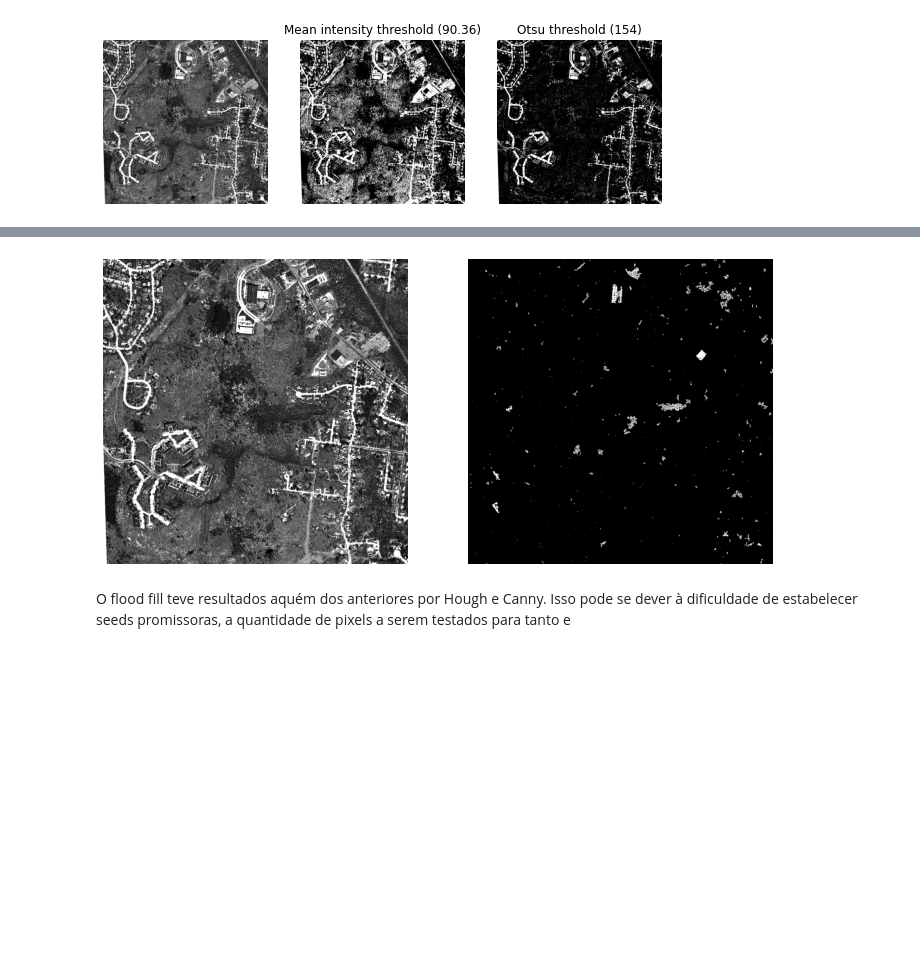
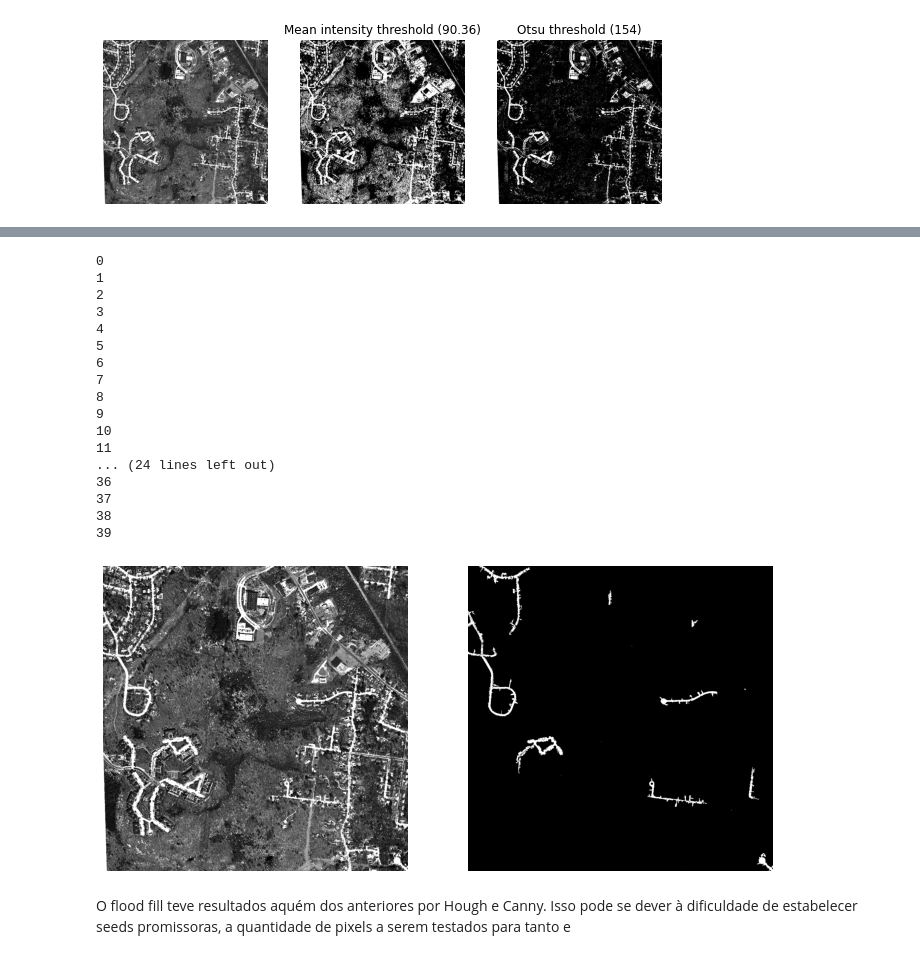
Before and after one commit to Populim/imageprocessing, a Jupyter notebook: projeto_final.ipynb, the cells around one changed output, grey strips where cells are left out. Drawn from its saved outputs; the diff is of its cells as text; code cells hidden in the pictures; blank space fills up the shorter version.

Commit message:
Comentários adicionados e region growing melhorado

```diff
--- a/projeto_final.ipynb
+++ b/projeto_final.ipynb
@@ -83,4 +93,5 @@ print(teste_gamma)
 # %%
+# Colocamos na variável 'valor' os valores V da imagem
 valor = img_hsv[:,:,2]
 
 f_tr = np.ones(teste.shape).astype(np.uint8)
@@ -90,12 +101,13 @@ f_tr = np.ones(teste.shape).astype(np.uint8)
 # Adicionamos a restrição do valor V estar no intervalo [L1, L2]
 L1 = 200
 L2 = 90
-A[(np.where((teste_gamma > 180) & (valor < L1) & (valor > L2)))] = [255,0,0]
 
-plt.imshow(A)
+B = A
+B[(np.where((teste_gamma > 180) & (valor < L1) & (valor > L2)))] = [255,0,0]
+
+plt.imshow(B)
 plt.show()
-plt.show()
 # %% [output]
 [figure]
 # %%
-image = gamma_correction(A[:,:,0], 0.8)
+image = gamma_correction(B[:,:,0], 0.8)
@@ -185,7 +202,7 @@ ax[0].imshow(image, cmap=mpl.cm.gray)
 ax[0].set_title('Input image')
 
 ax[1].imshow(edges, cmap=mpl.cm.gray)
-ax[1].set_title('Canny edges')
+ax[1].set_title('detecção de bordas de Canny')
 
 ax[2].imshow(edges * 0)
 for line in lines:
@@ -193,7 +210,7 @@ for line in lines:
     ax[2].plot((p0[0], p1[0]), (p0[1], p1[1]))
 ax[2].set_xlim((0, image.shape[1]))
 ax[2].set_ylim((image.shape[0], 0))
-ax[2].set_title('Probabilistic Hough')
+ax[2].set_title('Hough probabilístico')
 
 for a in ax:
     a.set_axis_off()
@@ -208,7 +225,7 @@ A seguir, tentaremos aplicar um flood fill e discutiremos os resultados.
 def distance(a, b):
     return np.abs(a-b)
 
-def is_one(grid, row, col):
+def is_zero(grid, row, col):
         # Helper method for checking whether the pixel belongs to an island or not
         if (row < 0 or row > len(grid) - 1):
             return False
@@ -238,19 +255,19 @@ def region_growing_average(img, img_t, tolerance, seed):
 
         img_t[cur_x, cur_y] = 1
 
-        if (is_one(grid, cur_x-1, cur_y) == True and distance(avg, img[cur_x-1,cur_y]) <= tolerance):
+        if (is_zero(grid, cur_x-1, cur_y) == True and distance(avg, img[cur_x-1,cur_y]) <= tolerance):
             grid[cur_x-1][cur_y] = -1
             q.append([cur_x-1, cur_y])
 
-        if (is_one(grid, cur_x+1, cur_y) == True and distance(avg, img[cur_x+1,cur_y]) <= tolerance):
+        if (is_zero(grid, cur_x+1, cur_y) == True and distance(avg, img[cur_x+1,cur_y]) <= tolerance):
             grid[cur_x+1][cur_y] = -1
             q.append([cur_x+1, cur_y])
 
-        if (is_one(grid, cur_x, cur_y-1) == True and distance(avg, img[cur_x,cur_y-1]) <= tolerance):
+        if (is_zero(grid, cur_x, cur_y-1) == True and distance(avg, img[cur_x,cur_y-1]) <= tolerance):
             grid[cur_x][cur_y-1] = -1
             q.append([cur_x, cur_y-1])
 
-        if (is_one(grid, cur_x, cur_y+1) == True and distance(avg, img[cur_x,cur_y+1]) <= tolerance):
+        if (is_zero(grid, cur_x, cur_y+1) == True and distance(avg, img[cur_x,cur_y+1]) <= tolerance):
             grid[cur_x][cur_y+1] = -1
             q.append([cur_x, cur_y+1])
 
@@ -258,21 +277,43 @@ def region_growing_average(img, img_t, tolerance, seed):
 # %%
 #gera a matriz output do floodfill
 #escolhemos a seed aleatoriamente entre os pixels da imagem e cobrimos toda a imagem
 #n vezes
 
 img_seed = np.zeros(image.shape)
 
-n = 1000
+n = 40
+x, y = 300, 300
 for i in range(n):
+    while img_o[x,y] != 1:
+        x = np.random.randint(0, 1500)
+        y = np.random.randint(0, 1500)
+    img_seed = region_growing_average(image, img_seed, 10, [x,y])
+    print(i, " ", end="")
     x = np.random.randint(0, 1500)
     y = np.random.randint(0, 1500)
-    img_seed = region_growing_average(image, img_seed, 10, [x,y])
 
 plt.figure(figsize=(12,6))
 plt.subplot(121); plt.imshow(image,cmap="gray"); plt.axis('off')
 plt.subplot(122); plt.imshow(img_seed*255, cmap="gray"); plt.axis('off');
 # %% [output]
+0
+1
+2
+3
+4
+5
+6
+7
+8
+9
+10
+11
+... (24 lines left out)
+36
+37
+38
+39
-[figure, old version]
+[figure, new version]
 # %% [markdown]
 O flood fill teve resultados aquém dos anteriores por Hough e Canny. Isso pode se dever à dificuldade de estabelecer seeds promissoras, a quantidade de pixels a serem testados para tanto e
 # %%
```
Also changed, not shown: parts of 19 cells of this notebook.
